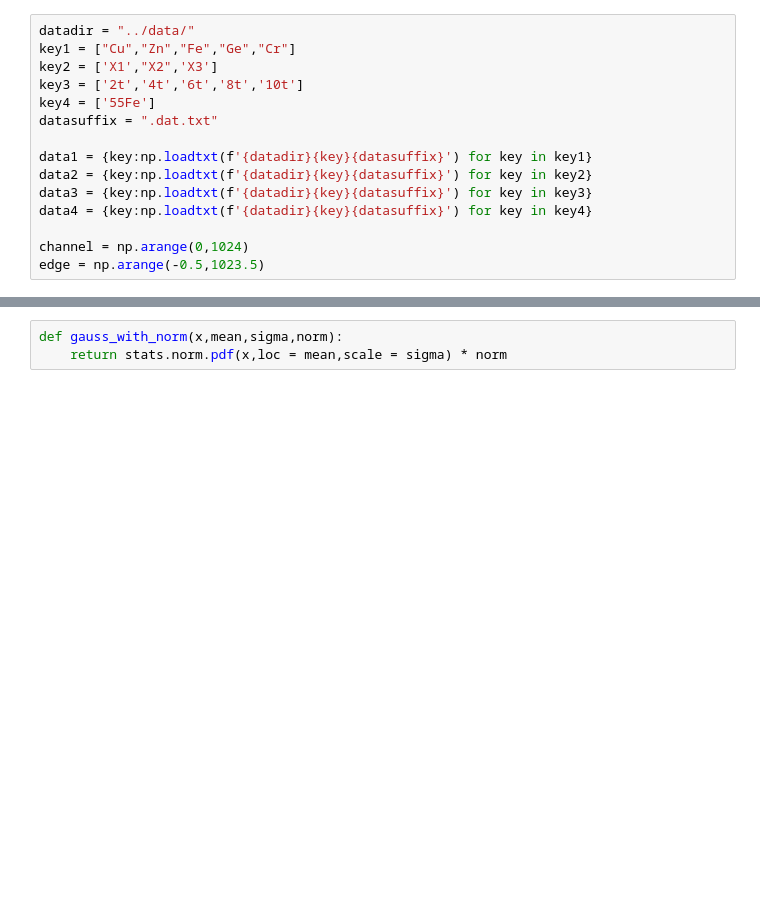
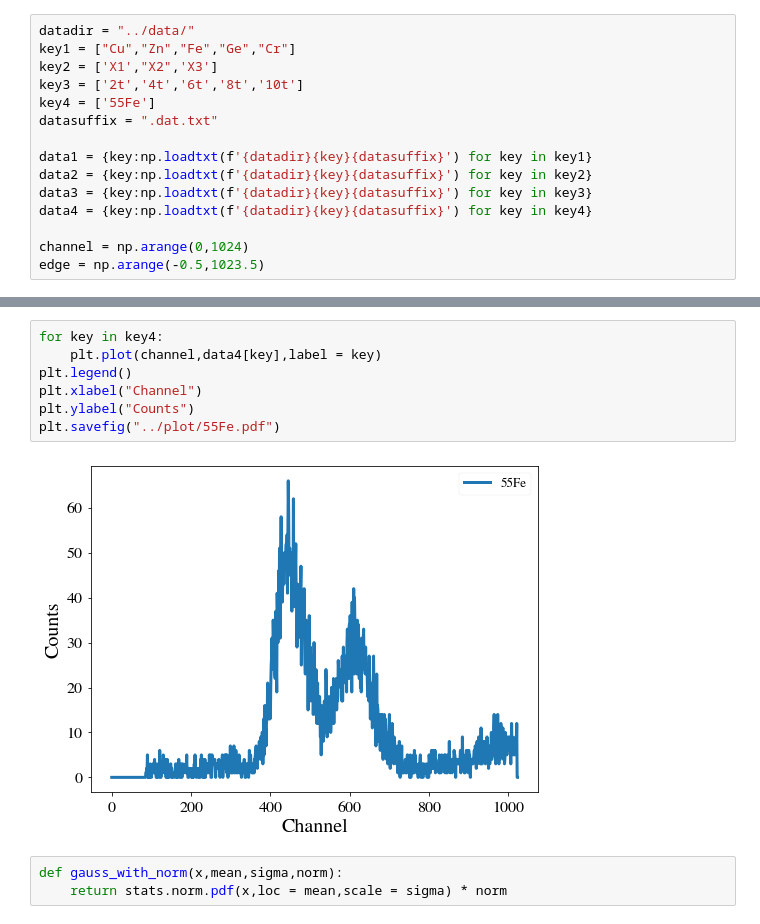
Before and after one commit to DickyChant/AdvNuclExp, a Jupyter notebook: Exp1/analysis/analysis.ipynb, the cells around one changed output, grey strips where cells are left out. Drawn from its saved outputs; the diff is of its cells as text; blank space fills up the shorter version.

```diff
--- a/Exp1/analysis/analysis.ipynb
+++ b/Exp1/analysis/analysis.ipynb
@@ -38,3 +70,12 @@ plt.legend()
+# %%
+for key in key4:
+    plt.plot(channel,data4[key],label = key)
+plt.legend()
+plt.xlabel("Channel")
+plt.ylabel("Counts")
+plt.savefig("../plot/55Fe.pdf")
+# %% [output]
+[figure, added]
 # %%
 def gauss_with_norm(x,mean,sigma,norm):
     return stats.norm.pdf(x,loc = mean,scale = sigma) * norm
```
Also changed, not shown: parts of 29 cells of this notebook, 19 other files.
